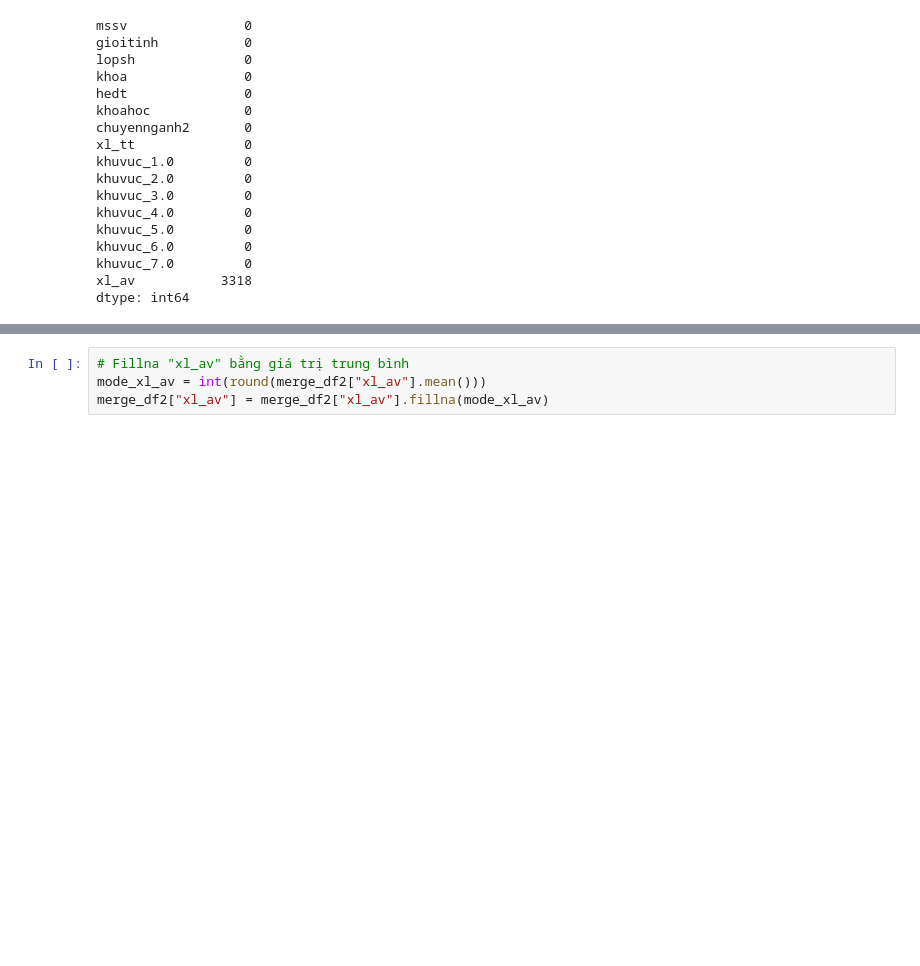
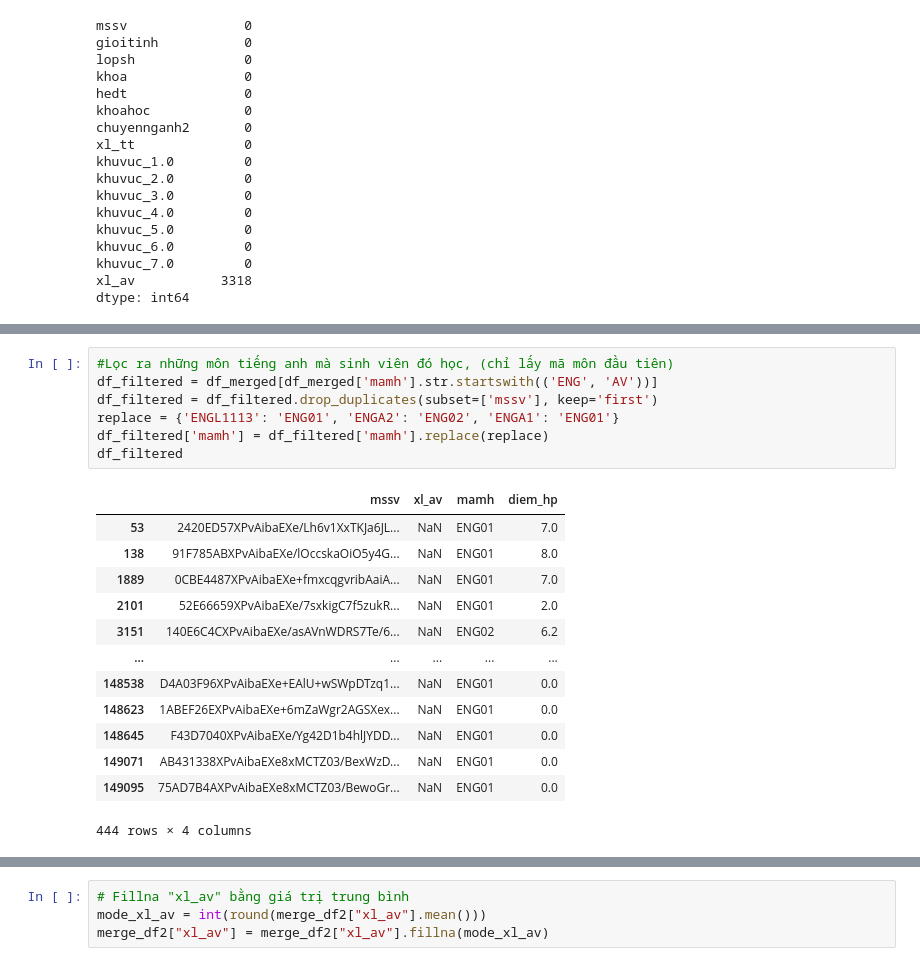
Before and after one commit to anhducbuui270802/Educational_DataMining, a Jupyter notebook: merge_data/merge_data.ipynb, the cells around one changed output, grey strips where cells are left out. Drawn from its saved outputs; the diff is of its cells as text; blank space fills up the shorter version.

```diff
--- a/merge_data/merge_data.ipynb
+++ b/merge_data/merge_data.ipynb
@@ -94,0 +152,21 @@ dtype: int64
+# %%
+#Lọc ra những môn tiếng anh mà sinh viên đó học, (chỉ lấy mã môn đầu tiên)
+df_filtered = df_merged[df_merged['mamh'].str.startswith(('ENG', 'AV'))]
+df_filtered = df_filtered.drop_duplicates(subset=['mssv'], keep='first')
+replace = {'ENGL1113': 'ENG01', 'ENGA2': 'ENG02', 'ENGA1': 'ENG01'}
+df_filtered['mamh'] = df_filtered['mamh'].replace(replace)
+df_filtered
+# %% [output]
+|  | mssv | xl_av | mamh | diem_hp |
+| 53 | 2420ED57XPvAibaEXe/Lh6v1XxTKJa6JL... | NaN | ENG01 | 7.0 |
+| 138 | 91F785ABXPvAibaEXe/lOccskaOiO5y4G... | NaN | ENG01 | 8.0 |
+| 1889 | 0CBE4487XPvAibaEXe+fmxcqgvribAaiA... | NaN | ENG01 | 7.0 |
+| 2101 | 52E66659XPvAibaEXe/7sxkigC7f5zukR... | NaN | ENG01 | 2.0 |
+| 3151 | 140E6C4CXPvAibaEXe/asAVnWDRS7Te/6... | NaN | ENG02 | 6.2 |
+| ... | ... | ... | ... | ... |
+| 148538 | D4A03F96XPvAibaEXe+EAlU+wSWpDTzq1... | NaN | ENG01 | 0.0 |
+| 148623 | 1ABEF26EXPvAibaEXe+6mZaWgr2AGSXex... | NaN | ENG01 | 0.0 |
+| 148645 | F43D7040XPvAibaEXe/Yg42D1b4hlJYDD... | NaN | ENG01 | 0.0 |
+| 149071 | AB431338XPvAibaEXe8xMCTZ03/BexWzD... | NaN | ENG01 | 0.0 |
+| 149095 | 75AD7B4AXPvAibaEXe8xMCTZ03/BewoGr... | NaN | ENG01 | 0.0 |
+444 rows × 4 columns
```
Also changed, not shown: parts of 9 cells of this notebook, 4 other files.
